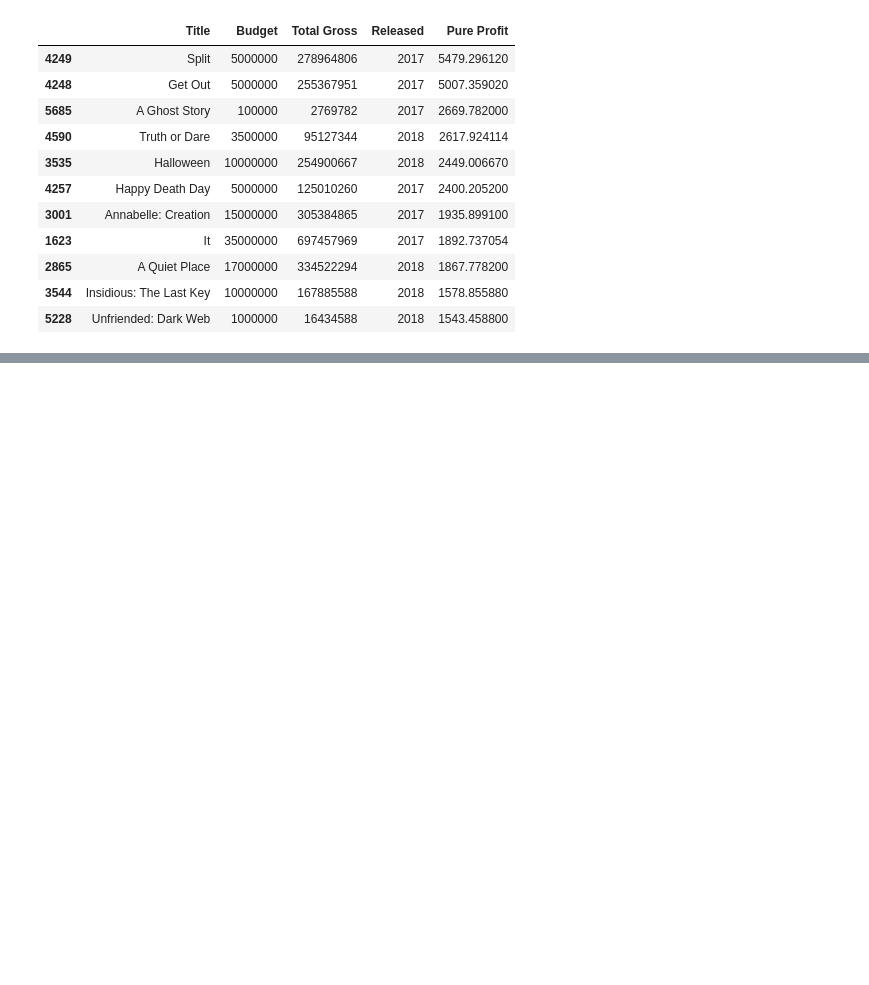
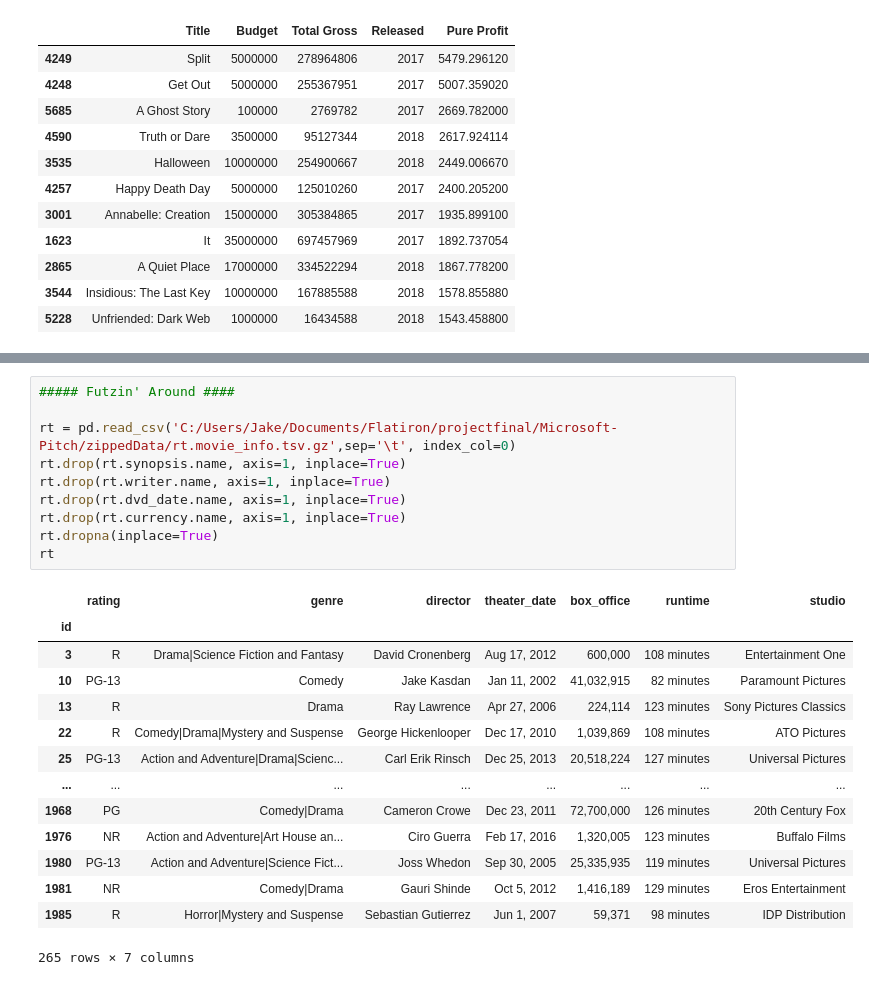
Before and after one commit to jswec/Microsoft-Pitch, a Jupyter notebook: notebooks/Jake.ipynb, the cells around one changed output, grey strips where cells are left out. Saved outputs shown, nothing was run; the diff lists cells and outputs as text; blank space fills up the shorter version.

```diff
--- a/notebooks/Jake.ipynb
+++ b/notebooks/Jake.ipynb
@@ -100,0 +101,25 @@ plt.show()
+# %%
+##### Futzin' Around ####
+
+rt = pd.read_csv('C:/Users/Jake/Documents/Flatiron/projectfinal/Microsoft-Pitch/zippedData/rt.movie_info.tsv.gz',sep='\t', index_col=0)
+rt.drop(rt.synopsis.name, axis=1, inplace=True)
+rt.drop(rt.writer.name, axis=1, inplace=True)
+rt.drop(rt.dvd_date.name, axis=1, inplace=True)
+rt.drop(rt.currency.name, axis=1, inplace=True)
+rt.dropna(inplace=True)
+rt
+# %% [output]
+|  | rating | genre | director | theater_date | box_office | runtime | studio |
+| id |  |  |  |  |  |  |  |
+| 3 | R | Drama|Science Fiction and Fantasy | David Cronenberg | Aug 17, 2012 | 600,000 | 108 minutes | Entertainment One |
+| 10 | PG-13 | Comedy | Jake Kasdan | Jan 11, 2002 | 41,032,915 | 82 minutes | Paramount Pictures |
+| 13 | R | Drama | Ray Lawrence | Apr 27, 2006 | 224,114 | 123 minutes | Sony Pictures Classics |
+| 22 | R | Comedy|Drama|Mystery and Suspense | George Hickenlooper | Dec 17, 2010 | 1,039,869 | 108 minutes | ATO Pictures |
+| 25 | PG-13 | Action and Adventure|Drama|Scienc... | Carl Erik Rinsch | Dec 25, 2013 | 20,518,224 | 127 minutes | Universal Pictures |
+| ... | ... | ... | ... | ... | ... | ... | ... |
+| 1968 | PG | Comedy|Drama | Cameron Crowe | Dec 23, 2011 | 72,700,000 | 126 minutes | 20th Century Fox |
+| 1976 | NR | Action and Adventure|Art House an... | Ciro Guerra | Feb 17, 2016 | 1,320,005 | 123 minutes | Buffalo Films |
+| 1980 | PG-13 | Action and Adventure|Science Fict... | Joss Whedon | Sep 30, 2005 | 25,335,935 | 119 minutes | Universal Pictures |
+| 1981 | NR | Comedy|Drama | Gauri Shinde | Oct 5, 2012 | 1,416,189 | 129 minutes | Eros Entertainment |
+| 1985 | R | Horror|Mystery and Suspense | Sebastian Gutierrez | Jun 1, 2007 | 59,371 | 98 minutes | IDP Distribution |
+265 rows × 7 columns
```
Also changed, not shown: parts of 3 cells of this notebook.
